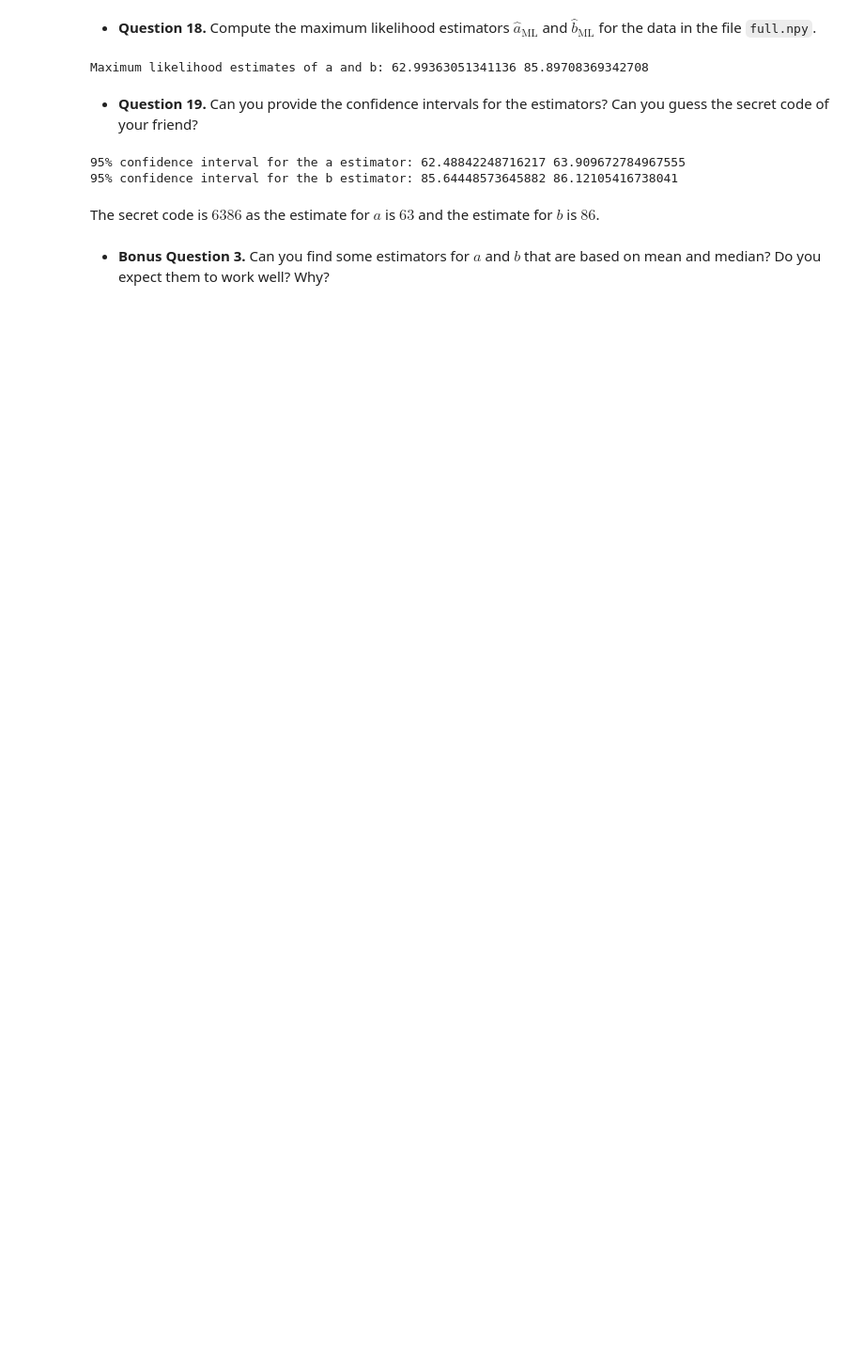
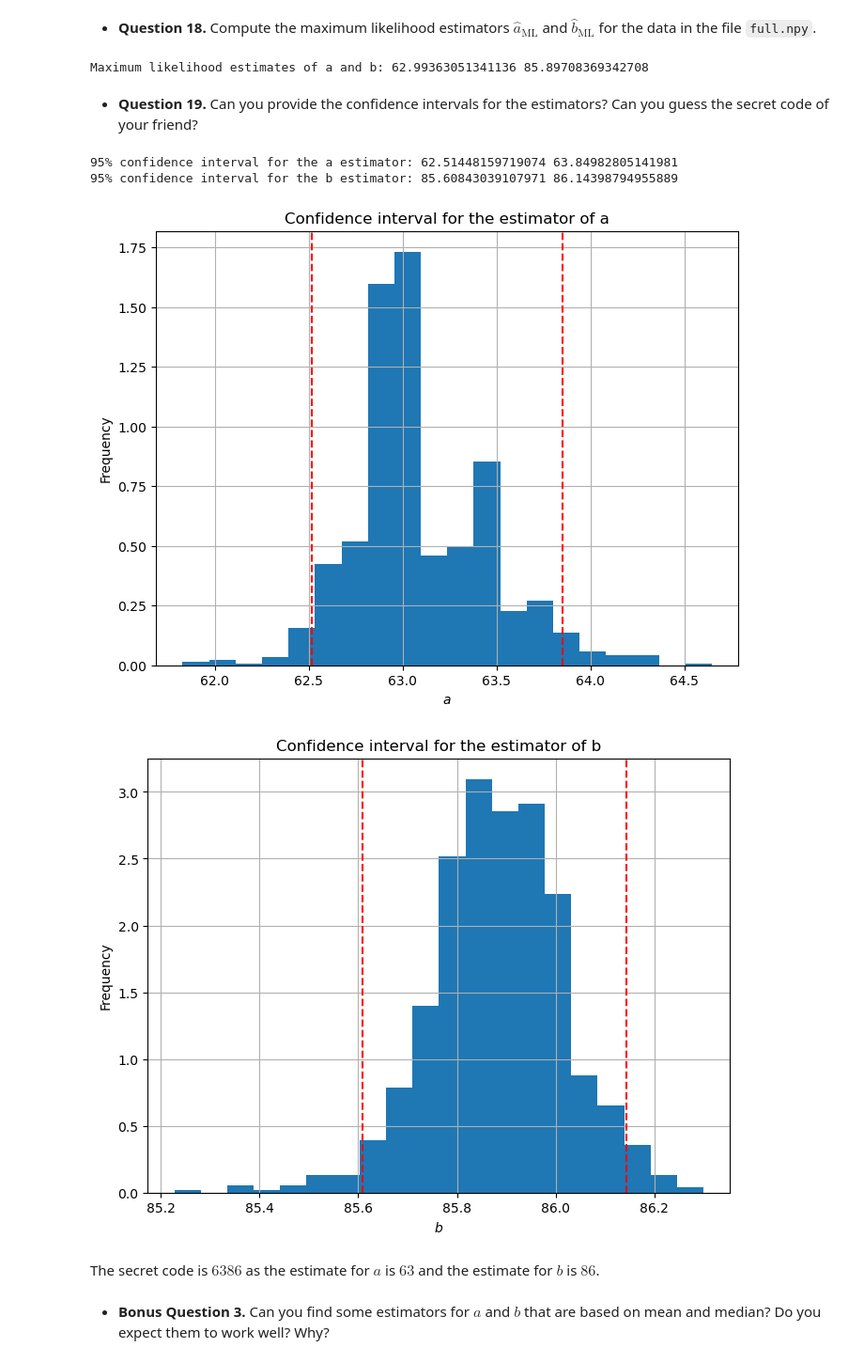
Before and after one commit to natasa-jovanovic/FundamentalLearningEPFL, a Jupyter notebook: Homework1/crack_the_code.ipynb, the cells around one changed output. Shown: that part at 94% size. Saved outputs shown, nothing was run; the diff lists cells and outputs as text; code cells hidden in the pictures; blank space fills up the shorter version.

```diff
--- a/Homework1/crack_the_code.ipynb
+++ b/Homework1/crack_the_code.ipynb
@@ -415,34 +447,56 @@ Maximum likelihood estimates of a and b: 62.99363051341136 85.89708369342708
 # %%
 def bootstrap_full(x, n=1000):
     n_samples = len(x)
     samples = np.random.choice(x, (n, n_samples), replace=True)
     return samples
 
 def bootstrap_est_a_b(x, n=1000):
     samples = bootstrap_full(x, n)
     a_values = np.zeros(n)
     b_values = np.zeros(n)
     for i in range(n):
         result = minimize(lambda x: -log_likelihood_full(samples[i], x[0], x[1]), x0=[np.mean(samples[i]), np.max(samples[i])], method='Nelder-Mead')
         a_values[i], b_values[i] = result.x
 
     return a_values, b_values
 
 n_bootstrap = 1000
 a_bootstrap, b_bootstrap = bootstrap_est_a_b(x_full, n_bootstrap)
 
 a_bootstrap.sort()
 lower_a = a_bootstrap[int(0.025 * n_bootstrap)]
 upper_a = a_bootstrap[int(0.975 * n_bootstrap)]
 print('95% confidence interval for the a estimator:', lower_a, upper_a)
 
 b_bootstrap.sort()
 lower_b = b_bootstrap[int(0.025 * n_bootstrap)]
 upper_b = b_bootstrap[int(0.975 * n_bootstrap)]
 print('95% confidence interval for the b estimator:', lower_b, upper_b)
+
+plt.figure(figsize=(8, 6))
+plt.title('Confidence interval for the estimator of a')
+plt.xlabel("$a$")
+plt.ylabel('Frequency')
+plt.hist(a_bootstrap, bins=20, density=True)
+plt.axvline(lower_a, color='r', linestyle='--', label='95% CI')
+plt.axvline(upper_a, color='r', linestyle='--')
+plt.grid(True)
+plt.show()
+
+plt.figure(figsize=(8, 6))
+plt.title('Confidence interval for the estimator of b')
+plt.xlabel("$b$")
+plt.ylabel('Frequency')
+plt.hist(b_bootstrap, bins=20, density=True)
+plt.axvline(lower_b, color='r', linestyle='--', label='95% CI')
+plt.axvline(upper_b, color='r', linestyle='--')
+plt.grid(True)
+plt.show()
 # %% [output]
-95% confidence interval for the a estimator: 62.48842248716217 63.909672784967555
-95% confidence interval for the b estimator: 85.64448573645882 86.12105416738041
+95% confidence interval for the a estimator: 62.51448159719074 63.84982805141981
+95% confidence interval for the b estimator: 85.60843039107971 86.14398794955889
+[figure, added]
+[figure, added]
 # %% [markdown]
 The secret code is $6386$ as the estimate for $a$ is $63$ and the estimate for $b$ is $86$.
 # %% [markdown]
```
Also changed, not shown: parts of 9 cells of this notebook.
